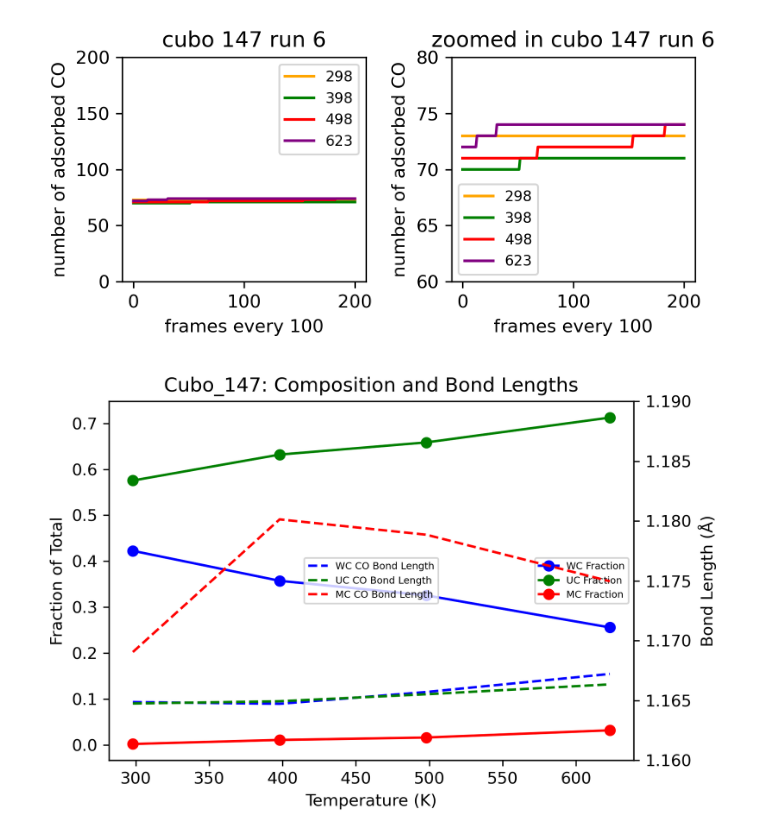
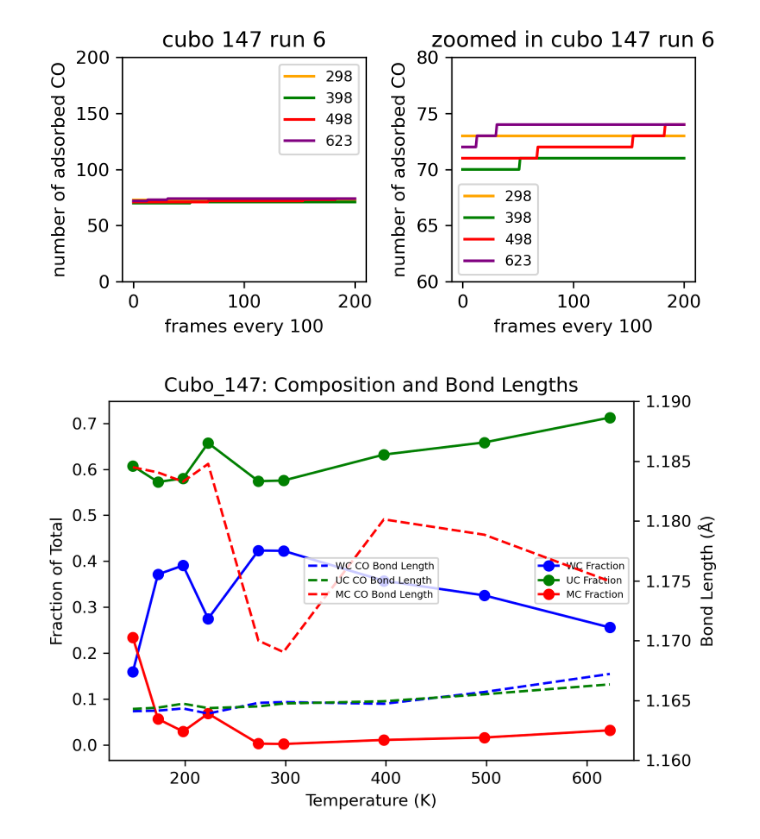
Before and after one commit to nmarcella/clusterOVITO, a Jupyter notebook: code/cameron_check_this.ipynb, the cells around one changed output. Drawn from its saved outputs; the diff is of its cells as text; code cells hidden in the pictures.

Commit message:
updated cameron file with all 147 data

```diff
--- a/code/cameron_check_this.ipynb
+++ b/code/cameron_check_this.ipynb
@@ -72,12 +72,12 @@ def bond_lengths_WCUCMC(dic):
 
 cluster_dict_147 = {}
 #for i in ["148", "298", "398", "498", "623"]:
-for i in ["298", "398", "498", "623"]:
+for i in ["148K_3","173K_6", "198K_6", "223K_6", "273K_6", "298K_6", "398K_6", "498K_6", "623K_6"]:
 
     ###########################################
 
     traj_dir = '/mnt/a/MD_Trajectories/PtCO/NPs/continued/cubo_147/'
-    traj_name = f"Pt147_cuboct_{i}K_6.all.bin"
+    traj_name = f"Pt147_cuboct_{i}.all.bin"
 
     #p_name = "Pt309_cuboct_498K"
     #input_dir = "/mnt/a/MD_Trajectories/PtCO/NPs/Inputs/"
@@ -131,42 +131,43 @@ fig.tight_layout()
 # %% [output]
 [figure]
 # %%
+data_names = ["148K_3","173K_6", "198K_6", "223K_6", "273K_6", "298K_6", "398K_6", "498K_6", "623K_6"]
 bond_lengths_147 = {}
-for i in ["298", "398", "498", "623"]:
+for i in data_names:
     n_WC, n_UC, n_multi, r_WC, r_UC, r_multi = bond_lengths_WCUCMC(cluster_dict_147[i])
     bond_lengths_147[i] = {"n_WC": n_WC, "n_UC": n_UC, "n_multi": n_multi, "r_WC": r_WC, "r_UC": r_UC, "r_multi": r_multi}
 
 fig, ax1 = plt.subplots(figsize=(6, 4), dpi=300)
 
 # Aggregate data for plotting
-temperatures = np.array([int(i) for i in ["298", "398", "498", "623"]])
-totals = np.array([bond_lengths_147[i]["n_WC"] + bond_lengths_147[i]["n_UC"] + bond_lengths_147[i]["n_multi"] for i in ["298", "398", "498", "623"]])
-n_WC = np.array([bond_lengths_147[i]["n_WC"] / total for i, total in zip(["298", "398", "498", "623"], totals)])
-n_UC = np.array([bond_lengths_147[i]["n_UC"] / total for i, total in zip(["298", "398", "498", "623"], totals)])
-n_multi = np.array([bond_lengths_147[i]["n_multi"] / total for i, total in zip(["298", "398", "498", "623"], totals)])
+temperatures = np.array([int(i.split("K")[0]) for i in data_names])
+totals = np.array([bond_lengths_147[i]["n_WC"] + bond_lengths_147[i]["n_UC"] + bond_lengths_147[i]["n_multi"] for i in data_names])
+n_WC = np.array([bond_lengths_147[i]["n_WC"] / total for i, total in zip(data_names, totals)])
+n_UC = np.array([bond_lengths_147[i]["n_UC"] / total for i, total in zip(data_names, totals)])
+n_multi = np.array([bond_lengths_147[i]["n_multi"] / total for i, total in zip(data_names, totals)])
 
 # Plotting fractions on primary y-axis
 ax1.plot(temperatures, n_WC, label="WC Fraction", marker='o', color='b')
 ax1.plot(temperatures, n_UC, label="UC Fraction", marker='o', color='g')
 ax1.plot(temperatures, n_multi, label="MC Fraction", marker='o', color='r')
 ax1.set_xlabel("Temperature (K)")
 ax1.set_ylabel("Fraction of Total")
 ax1.legend(loc="center right", fontsize=6)
 
 # Secondary axis for bond lengths
 ax2 = ax1.twinx()
-r_WC = np.array([bond_lengths_147[i]["r_WC"] for i in ["298", "398", "498", "623"]])
-r_UC = np.array([bond_lengths_147[i]["r_UC"] for i in ["298", "398", "498", "623"]])
-r_multi = np.array([bond_lengths_147[i]["r_multi"] for i in ["298", "398", "498", "623"]])
+r_WC = np.array([bond_lengths_147[i]["r_WC"] for i in data_names])
+r_UC = np.array([bond_lengths_147[i]["r_UC"] for i in data_names])
+r_multi = np.array([bond_lengths_147[i]["r_multi"] for i in data_names])
 ax2.plot(temperatures, r_WC, label="WC CO Bond Length", linestyle='--', color='b')
 ax2.plot(temperatures, r_UC, label="UC CO Bond Length", linestyle='--', color='g')
 ax2.plot(temperatures, r_multi, label="MC CO Bond Length", linestyle='--', color='r')
 ax2.set_ylabel("Bond Length (Å)")
 ax2.set_ylim(1.16, 1.19)
 ax2.legend(loc="center", fontsize=6)
 
 plt.title("Cubo_147: Composition and Bond Lengths")
 plt.tight_layout()
 plt.show()
 # %% [output]
-[figure, old version]
+[figure, new version]
```
